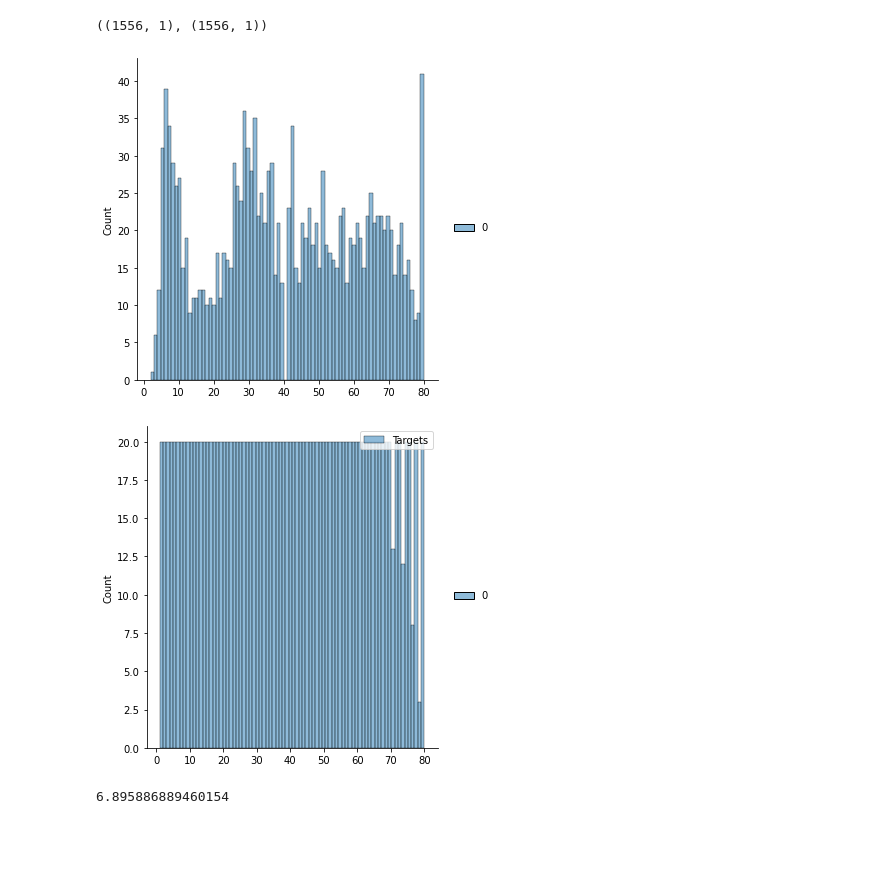
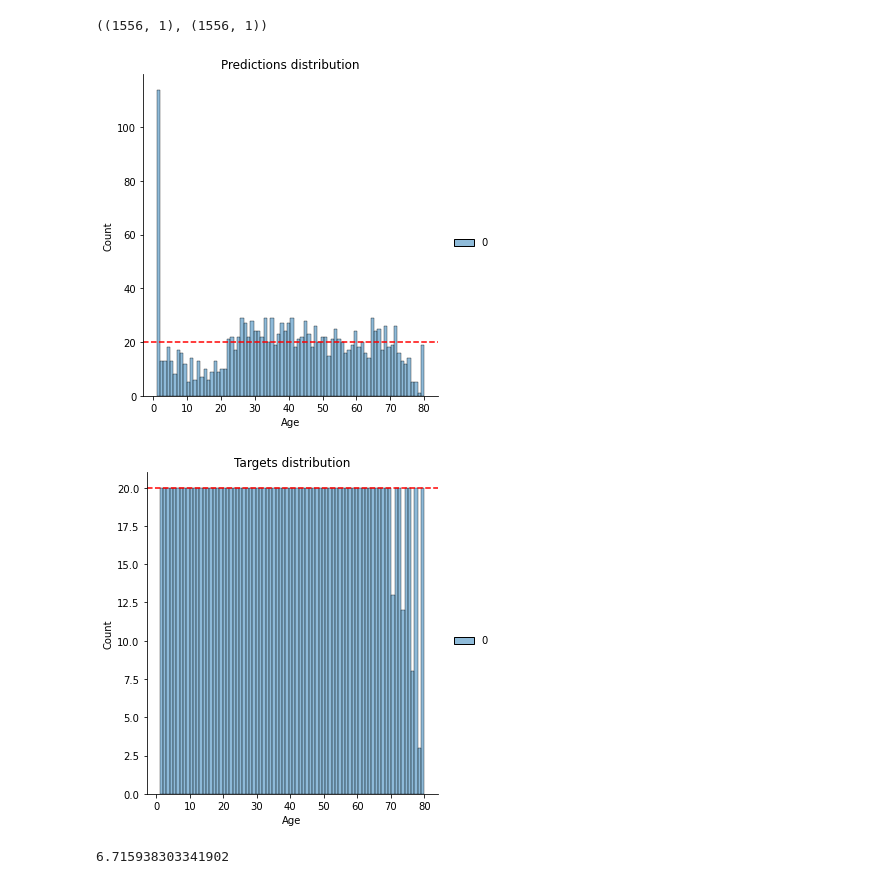
Before and after one commit to warsaw-ml/IntroToML, a Jupyter notebook: notebooks/predictions_analysis.ipynb, the cells around one changed output. Saved outputs shown, nothing was run; the diff lists cells and outputs as text; code cells hidden in the pictures; blank space fills up the shorter version.

```diff
--- a/notebooks/predictions_analysis.ipynb
+++ b/notebooks/predictions_analysis.ipynb
@@ -11,8 +15,8 @@ from src.data.face_age_datamodule import FaceAgeDataModule
 # %%
 age_norm_value = 80
 # %%
-model = FaceAgeModule.load_from_checkpoint("logs/checkpoints/best-checkpoint.ckpt").eval()
-dm = FaceAgeDataModule(use_augmented=False, normalize_age_by=age_norm_value, num_workers=8, batch_size=32)
+model = FaceAgeModule.load_from_checkpoint("logs/checkpoints/0/best-checkpoint.ckpt").eval()
+dm = FaceAgeDataModule(normalize_age_by=age_norm_value, num_workers=8, batch_size=32)
 dm.setup()
 # %% [output]
 Loaded pretrained weights for efficientnet-b0
@@ -43,21 +48,30 @@ all_targets.shape, all_preds.shape
 # %%
 import seaborn as sns
 import matplotlib.pyplot as plt
 
 sns.displot(all_preds,label="Predictions", bins=age_norm_value)
+plt.xlabel("Age")
+plt.title("Predictions distribution")
+plt.axhline(y=20, color="r", ls="--")
+
+plt.show()
+
 sns.displot(all_targets, label="Targets", bins=age_norm_value)
-plt.legend()
+plt.xlabel("Age")
+plt.title("Targets distribution")
+plt.axhline(y=20, color="r", ls="--")
+
 plt.show()
 # %% [output]
-[figure, old version]
+[figure, new version]
-[figure, old version]
+[figure, new version]
 # %%
 # calculate MAE
 from sklearn.metrics import mean_absolute_error
 
 mean_absolute_error(all_targets, all_preds)
 # %% [output]
-6.895886889460154
+6.715938303341902
 # %%
 # set figure size
 plt.figure(figsize=(15,10))
```
Also changed, not shown: parts of 8 cells of this notebook, 7 other files.
